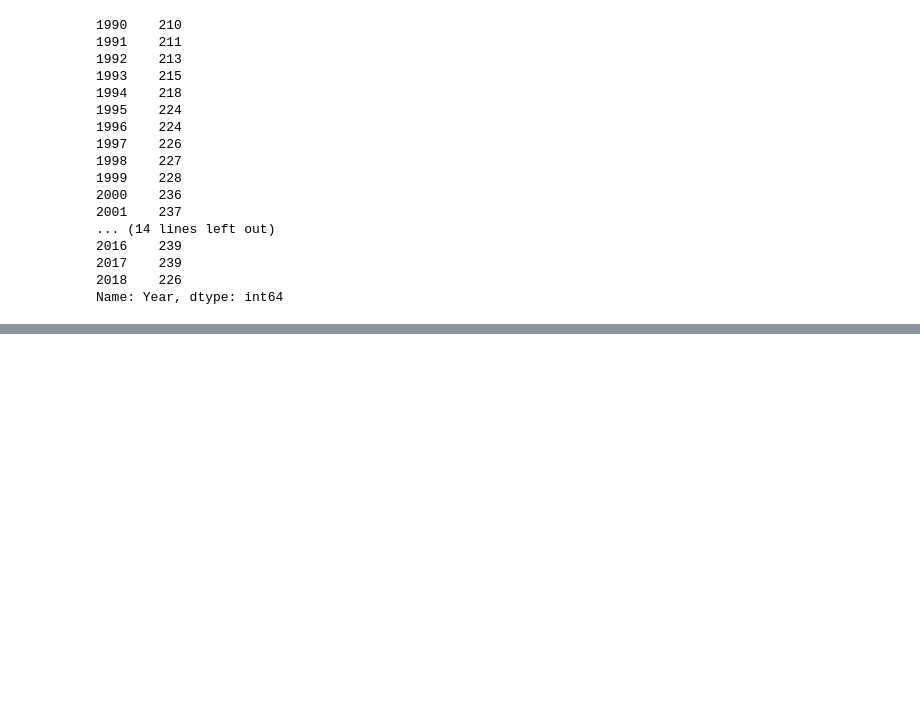
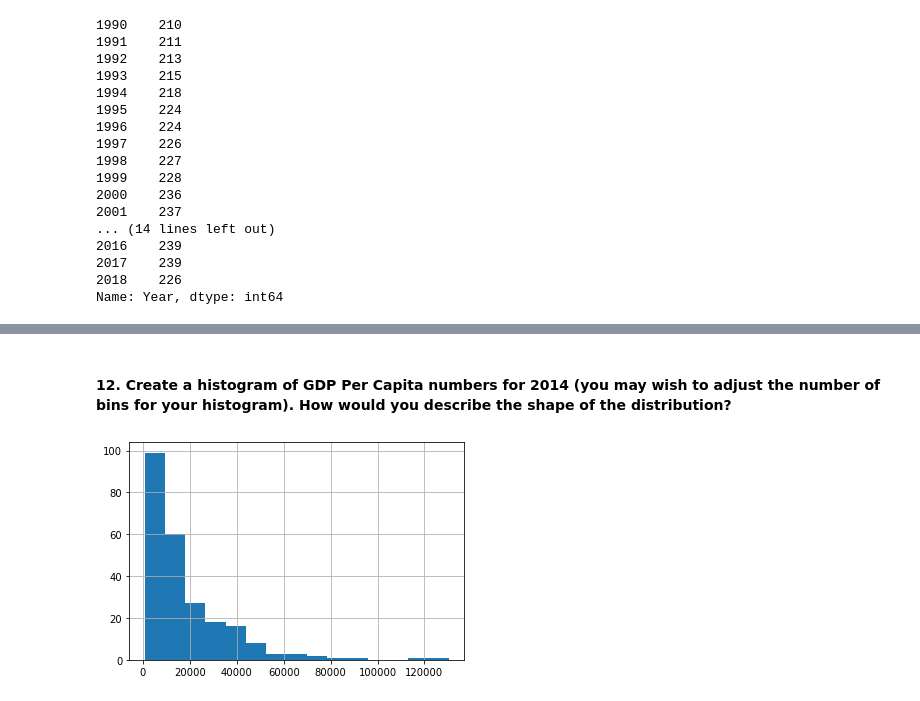
Before and after one commit to nss-data-science-cohort-4/dq1-undata-alvinwendt, a Jupyter notebook: notebook/UN_Data_Exploration.ipynb, the cells around one changed output, grey strips where cells are left out. Drawn from its saved outputs; the diff is of its cells as text; code cells hidden in the pictures; blank space fills up the shorter version.

```diff
--- a/notebook/UN_Data_Exploration.ipynb
+++ b/notebook/UN_Data_Exploration.ipynb
@@ -35,2 +34,0 @@ gdp_df.tail(5)
-# %%
-gdp_df = gdp_df[:-2]
@@ -36,0 +38,2 @@ gdp_df = gdp_df[:-2]
+# %%
+gdp_df = gdp_df.drop('Value Footnotes', axis = 1)
@@ -102,0 +107,2 @@ Name: Year, Length: 243, dtype: int64
+# %%
+gdp_2014 = gdp_df[gdp_df['Year']== 2014]
@@ -102,0 +123,6 @@ Name: Year, Length: 243, dtype: int64
+# %% [markdown]
+#### 12. Create a histogram of GDP Per Capita numbers for 2014 (you may wish to adjust the number of bins for your histogram). How would you describe the shape of the distribution?
+# %%
+gdp_2014['GDP_Per_Capita'].hist(bins=15);
+# %% [output]
+[figure, added]
```
Also changed, not shown: parts of 42 cells of this notebook.
